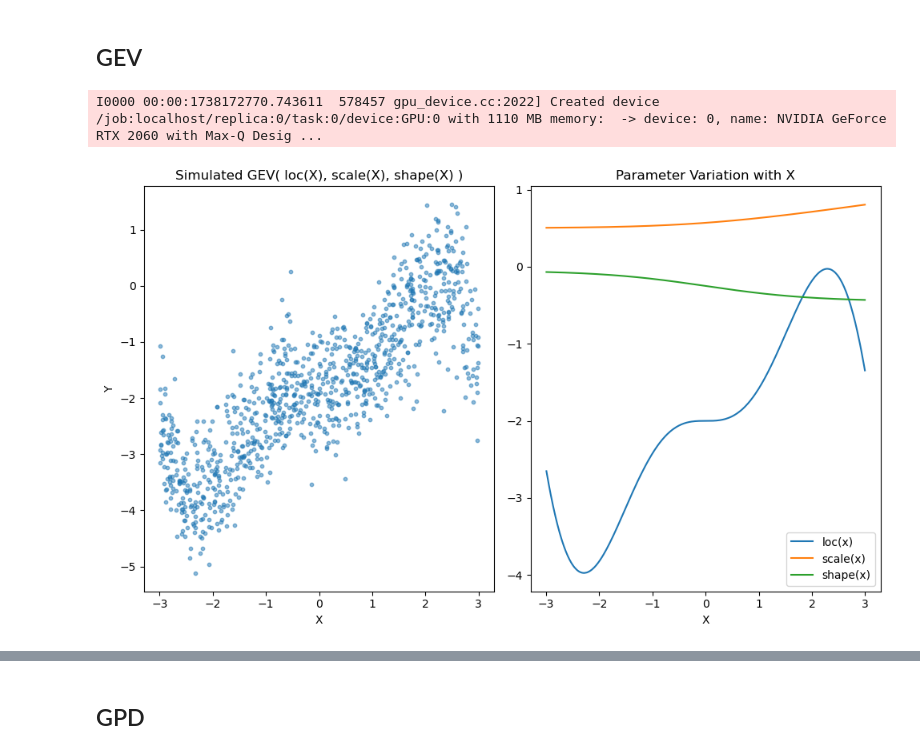
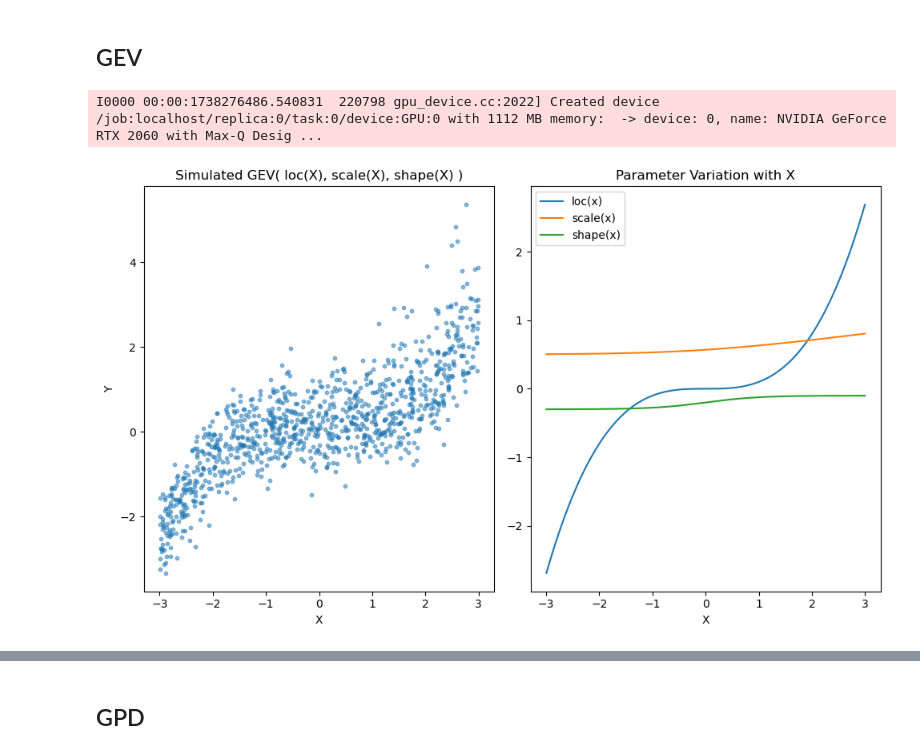
Before and after one commit to marweda/master-s-thesis, a Jupyter notebook: notebooks/vigamlss_demo.ipynb, the cells around one changed output, grey strips where cells are left out. Drawn from its saved outputs; the diff is of its cells as text; code cells hidden in the pictures.

```diff
--- a/notebooks/vigamlss_demo.ipynb
+++ b/notebooks/vigamlss_demo.ipynb
@@ -191,11 +191,7 @@ X_GEV = jax.random.uniform(key_x, shape=(n_samples,), minval=-3.0, maxval=3.0)
 # ------------------------------------------------
 
 def loc_fn(x):
-    """
-    Location can be any real number.
-    For example: loc(x) = 0.2 * x^2 * sin(x) - 2
-    """
-    return 0.5 * x**2 * jnp.sin(x) - 2
+    return 0.1 * x**3
 
 def scale_fn(x):
     """
@@ -213,7 +209,8 @@ def shape_fn(x):
     For example, shape(x) = 0.3 * tanh(0.5*x).
     This yields shape in (-0.3, 0.3).
     """
-    return -0.2 * jnp.tanh(0.5 * x) - 0.25
+
+    return 0.1 * jnp.tanh(x) - 0.2
 
 # Vectorize param values for each sample
 loc_vals   = loc_fn(X_GEV)
@@ -237,35 +234,35 @@ Y_GEV_tf = gev_dists.sample(seed=key_y)  # shape=(n_samples,)
 Y_GEV = jnp.array(Y_GEV_tf)
 
 # ------------------------------------------------
 # 5) Optional: Visualization
 # ------------------------------------------------
 plt.figure(figsize=(10,6))
 
 # Plot the (X, Y) cloud
 plt.subplot(1,2,1)
 plt.scatter(X_GEV, Y_GEV, alpha=0.5, s=10)
 plt.xlabel("X")
 plt.ylabel("Y")
 plt.title("Simulated GEV( loc(X), scale(X), shape(X) )")
 
 # Plot how each parameter depends on X
 xs_sorted = jnp.sort(X_GEV)
 loc_sorted = loc_fn(xs_sorted)
 scale_sorted = scale_fn(xs_sorted)
 shape_sorted = shape_fn(xs_sorted)
 
 plt.subplot(1,2,2)
 plt.plot(xs_sorted, loc_sorted, label="loc(x)")
 plt.plot(xs_sorted, scale_sorted, label="scale(x)")
 plt.plot(xs_sorted, shape_sorted, label="shape(x)")
 plt.xlabel("X")
 plt.title("Parameter Variation with X")
 plt.legend()
 plt.tight_layout()
 plt.show()
 # %% [output]
-I0000 00:00:1738172770.743611  578457 gpu_device.cc:2022] Created device /job:localhost/replica:0/task:0/device:GPU:0 with 1110 MB memory:  -> device: 0, name: NVIDIA GeForce RTX 2060 with Max-Q Desig ...
+I0000 00:00:1738276486.540831  220798 gpu_device.cc:2022] Created device /job:localhost/replica:0/task:0/device:GPU:0 with 1112 MB memory:  -> device: 0, name: NVIDIA GeForce RTX 2060 with Max-Q Desig ...
-[figure, old version]
+[figure, new version]
 # %%
 # XDesignGPD = DataPreperator(
 #     "xDesign",
```
Also changed, not shown: parts of 24 cells of this notebook.
